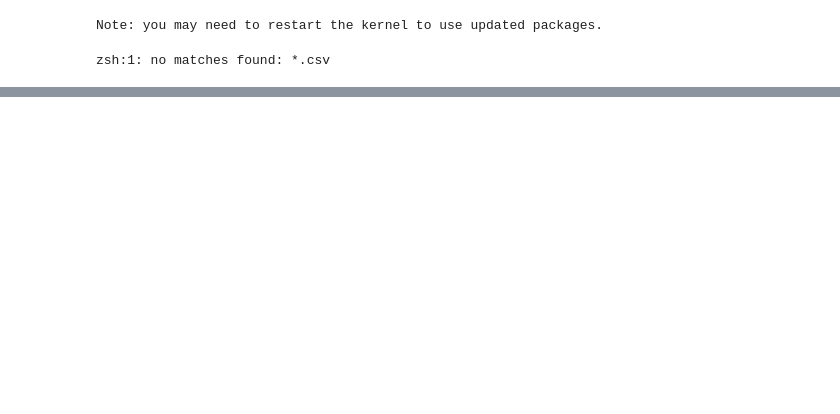
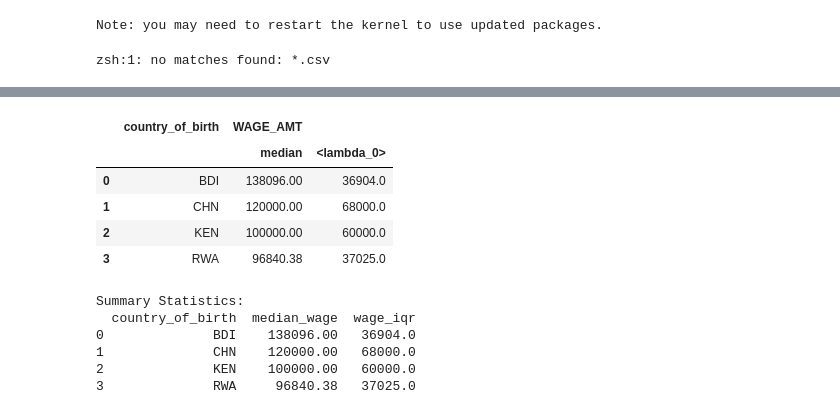
Before and after one commit to LNshuti/h1bs_polars, a Jupyter notebook: explore_h1bdata_withpolars.ipynb, the cells around one changed output, grey strips where cells are left out. Drawn from its saved outputs; the diff is of its cells as text; code cells hidden in the pictures; blank space fills up the shorter version.

```diff
--- a/explore_h1bdata_withpolars.ipynb
+++ b/explore_h1bdata_withpolars.ipynb
@@ -134,0 +246,54 @@ TRK_13139_FY2024_single_reg_df_clean
+# %%
+import plotly.express as px
+import pandas as pd
+
+# Calculate median and IQR by country and employer
+wage_stats = (TRK_13139_FY2024_single_reg_df_kn
+    .groupby(['country_of_birth'])
+    .agg({
+        'WAGE_AMT': ['median', lambda x: x.quantile(0.75) - x.quantile(0.25)]  # IQR calculation
+    })
+    .reset_index()
+)
+wage_stats
+# %% [output]
+|  | country_of_birth | WAGE_AMT |  |
+|  |  | median | <lambda_0> |
+| 0 | BDI | 138096.00 | 36904.0 |
+| 1 | CHN | 120000.00 | 68000.0 |
+| 2 | KEN | 100000.00 | 60000.0 |
+| 3 | RWA | 96840.38 | 37025.0 |
+# %%
+
+# Rename columns for clarity
+wage_stats.columns = ['country_of_birth', 'median_wage', 'wage_iqr']
+
+# Create box plot
+fig = px.box(TRK_13139_FY2024_single_reg_df_kn,
+             x='country_of_birth',
+             y='WAGE_AMT',
+             color='country_of_birth',
+             title='Wage Distribution by Country',
+             labels={'WAGE_AMT': 'Wage Amount ($)',
+                    'country_of_birth': 'Country of Birth'})
+
+# Update layout for better readability
+fig.update_layout(
+    showlegend=True,
+    xaxis_title_font=dict(size=12),
+    yaxis_title_font=dict(size=12),
+    legend_title_font=dict(size=12)
+)
+
+fig.show()
+
+# Display summary statistics
+print("\nSummary Statistics:")
+print(wage_stats.sort_values('median_wage', ascending=False))
+# %% [output]
+Summary Statistics:
+  country_of_birth  median_wage  wage_iqr
+0              BDI    138096.00   36904.0
+1              CHN    120000.00   68000.0
+2              KEN    100000.00   60000.0
+3              RWA     96840.38   37025.0
```
Also changed, not shown: parts of 23 cells of this notebook, 1 other file.
